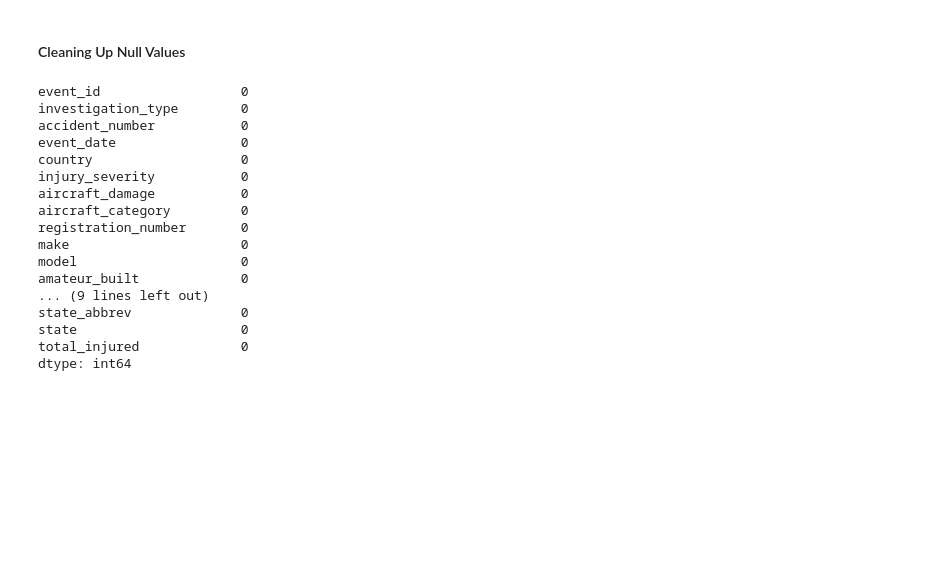
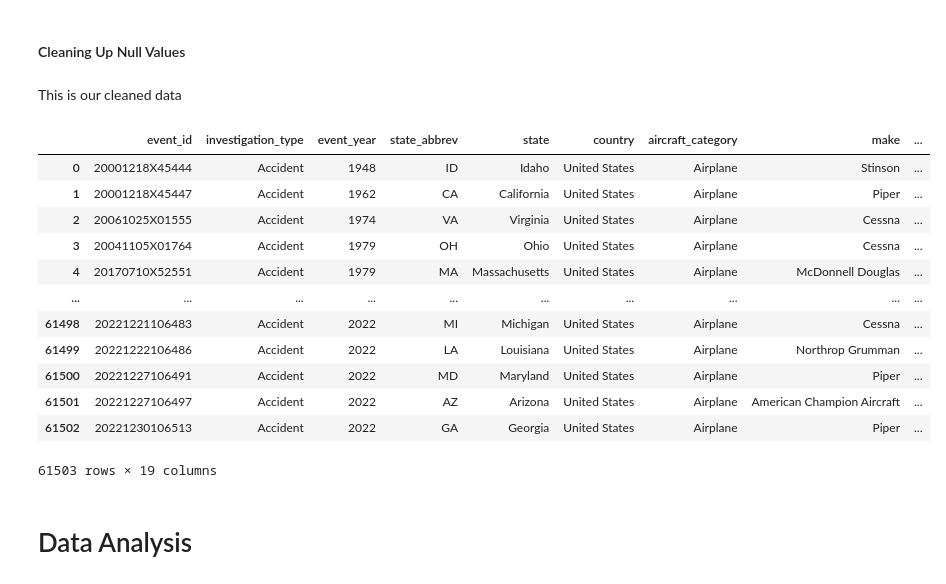
Before and after one commit to M-Nesphory/Aviation_Accident_Project, a Jupyter notebook: notebook.ipynb, the cells around one changed output. Cells and saved outputs as stored; diff of their text form; code cells hidden in the pictures; blank space fills up the shorter version.

Commit message:
Cleaned dataset

```diff
--- a/notebook.ipynb
+++ b/notebook.ipynb
@@ -605,26 +606,14 @@ Name: injury_severity, dtype: int64
 # %%
 # Dropping rows with "Unavailable" and NaN values
 us_accidents.drop(us_accidents[(us_accidents['injury_severity'].isna()) |
-                  (us_accidents['injury_severity'] == "Unavailable")].index, inplace = True)
+                  (us_accidents['injury_severity'] == "Unavailable") |
+                   (us_accidents['amateur_built'] == "Yes") |
+                    (us_accidents['amateur_built'].isna())].index, inplace = True)
 # %% [markdown]
 #### Cleaning Up Null Values
 # %%
-# Filling NaN in weather_condition with UNK
-us_accidents['weather_condition'] = us_accidents['weather_condition'].fillna("UNK")
-
-# Filling NaN in area with N/A
-us_accidents['area'] = us_accidents['area'].fillna("N/A")
-
 # Filling NaN in aircraft_damage with Unknown
 us_accidents['aircraft_damage'] =  us_accidents['aircraft_damage'].fillna('Unknown')
-
-
-# Filling NaN in registration_number with None
-us_accidents['registration_number'] = us_accidents['registration_number'].replace("NONE", "None")
-us_accidents['registration_number'] = us_accidents['registration_number'].fillna('None')
-
-# Filling NaN in amateur_built with No(modal value)
-us_accidents['amateur_built'] = us_accidents['amateur_built'].fillna("No")
 
 # Filling NaN in engine_type with Unknown
 us_accidents['engine_type'] = us_accidents['engine_type'].replace("UNK", "Unknown")
@@ -634,28 +623,45 @@ us_accidents['engine_type'] = us_accidents['engine_type'].fillna('Unknown')
 us_accidents['purpose_of_flight'] = us_accidents['purpose_of_flight'].fillna("Unkown")
 
 # Dropping unnecessary Columns
-us_accidents.drop(['location','broad_phase_of_flight'], axis = 1, inplace = True)
+us_accidents.drop(['location',
+                   'broad_phase_of_flight',
+                   'registration_number',
+                   'area',
+                   'amateur_built',
+                   'accident_number',
+                   'weather_condition'
+                  ], axis = 1, inplace = True)
 # %%
 # Only remaining with columns which contain Airplane and Helicopters only
 us_accidents = us_accidents[(us_accidents['aircraft_category'] == "Airplane") |
                             (us_accidents['aircraft_category'] == "Helicopter")]
-# %%
-us_accidents.isna().sum()
-# %% [output]
-event_id                  0
-investigation_type        0
-accident_number           0
-event_date                0
-country                   0
-injury_severity           0
-aircraft_damage           0
-aircraft_category         0
-registration_number       0
-make                      0
-model                     0
-amateur_built             0
-... (9 lines left out)
-state_abbrev              0
-state                     0
-total_injured             0
-dtype: int64
+# %%
+# Filtering us_accidents to only get the top 30 planes
+considered_planes = list(us_accidents['make'].value_counts().head(30).index)
+
+us_accidents = us_accidents[us_accidents['make'].isin(considered_planes)]
+# %%
+# Reordering Columns and resetting the index
+col_order = ['event_id', 'investigation_type', 'event_year','state_abbrev', 'state','country',
+             'aircraft_category', 'make','model', 'number_of_engines', 'engine_type','purpose_of_flight',
+            'total_fatal_injuries', 'total_serious_injuries','total_minor_injuries', 'total_injured', 'total_uninjured',
+            'injury_severity', 'aircraft_damage']
+us_accidents = us_accidents[col_order].reset_index(drop = True)
+# %% [markdown]
+This is our cleaned data
+# %%
+us_accidents
+# %% [output]
+|  | event_id | investigation_type | event_year | state_abbrev | state | country | aircraft_category | make | ... |
+| 0 | 20001218X45444 | Accident | 1948 | ID | Idaho | United States | Airplane | Stinson | ... |
+| 1 | 20001218X45447 | Accident | 1962 | CA | California | United States | Airplane | Piper | ... |
+| 2 | 20061025X01555 | Accident | 1974 | VA | Virginia | United States | Airplane | Cessna | ... |
+| 3 | 20041105X01764 | Accident | 1979 | OH | Ohio | United States | Airplane | Cessna | ... |
+| 4 | 20170710X52551 | Accident | 1979 | MA | Massachusetts | United States | Airplane | McDonnell Douglas | ... |
+| ... | ... | ... | ... | ... | ... | ... | ... | ... | ... |
+| 61498 | 20221221106483 | Accident | 2022 | MI | Michigan | United States | Airplane | Cessna | ... |
+| 61499 | 20221222106486 | Accident | 2022 | LA | Louisiana | United States | Airplane | Northrop Grumman | ... |
+| 61500 | 20221227106491 | Accident | 2022 | MD | Maryland | United States | Airplane | Piper | ... |
+| 61501 | 20221227106497 | Accident | 2022 | AZ | Arizona | United States | Airplane | American Champion Aircraft | ... |
+| 61502 | 20221230106513 | Accident | 2022 | GA | Georgia | United States | Airplane | Piper | ... |
+61503 rows × 19 columns
@@ -661,0 +671,2 @@ dtype: int64
+# %% [markdown]
+# Data Analysis
```
Also changed, not shown: parts of 7 cells of this notebook, 1 other file.
